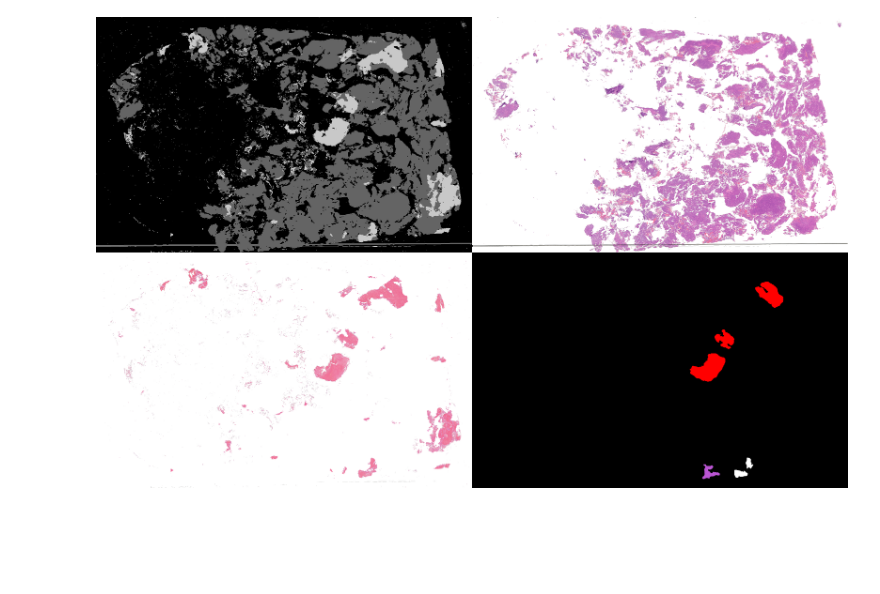
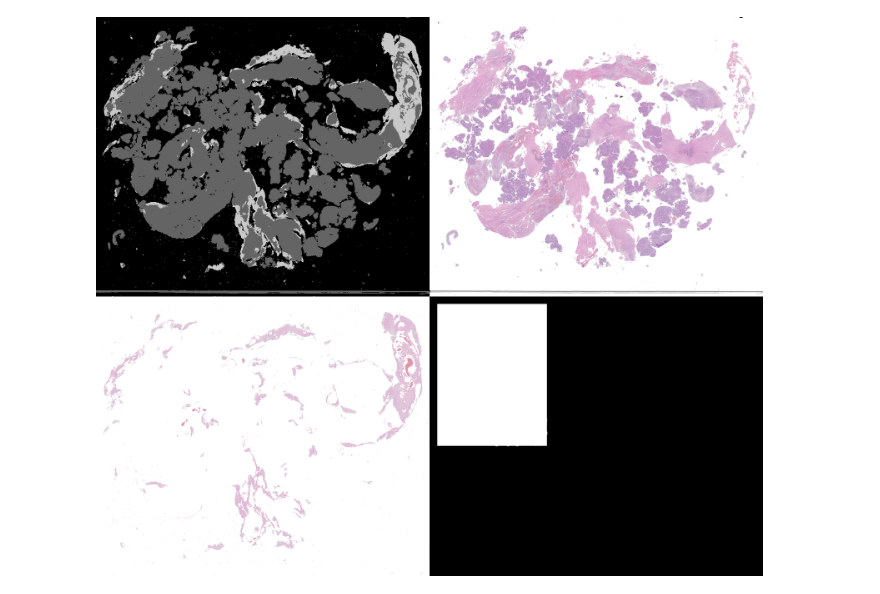
Before and after one commit to StAndrewsMedTech/repathcamelyon, a Jupyter notebook: notebooks/2021-03-24_blood_mucus_production.ipynb, the cells around one changed output. Cells and saved outputs as stored; diff of their text form; code cells hidden in the pictures; blank space fills up the shorter version.

```diff
--- a/notebooks/2021-03-24_blood_mucus_production.ipynb
+++ b/notebooks/2021-03-24_blood_mucus_production.ipynb
@@ -177,5 +168,5 @@ predict_images()
 # %%
 mosaic_dir = experiment_root / 'mosaic'
-Image.open(mosaic_dir / "15.png")
+Image.open(mosaic_dir / "9.png")
 # %% [output]
-[figure, old version]
+[figure, new version]
```
Also changed, not shown: parts of 5 cells of this notebook, 12 other files.
